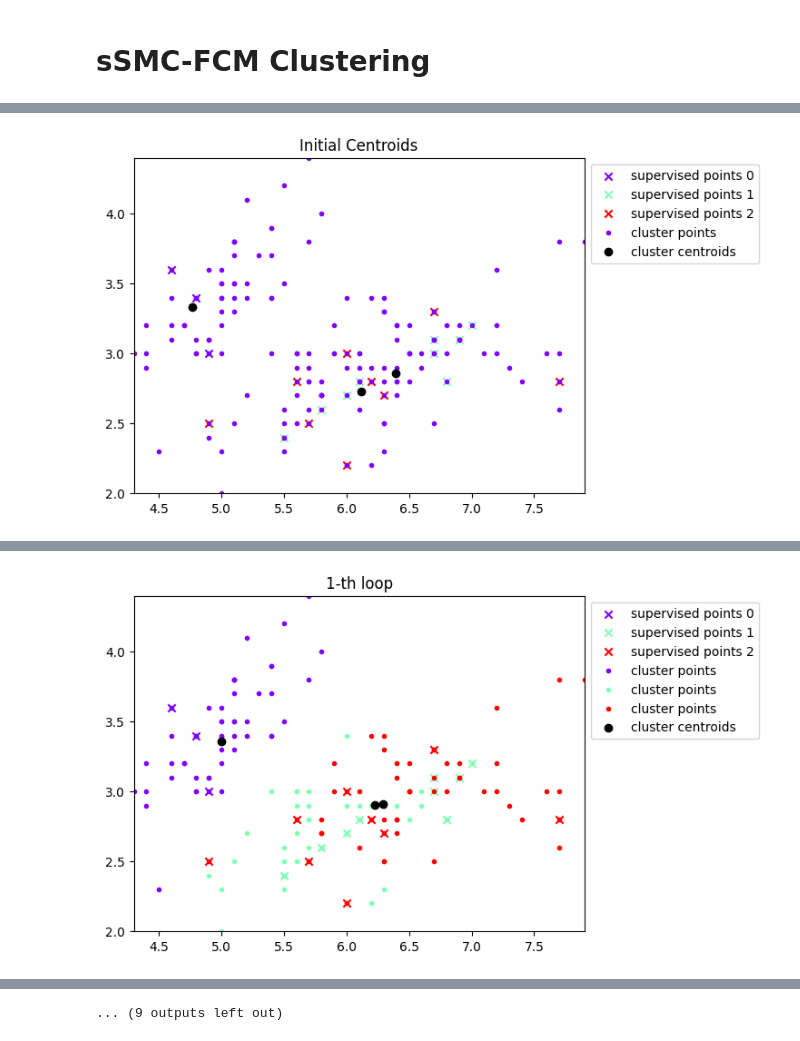
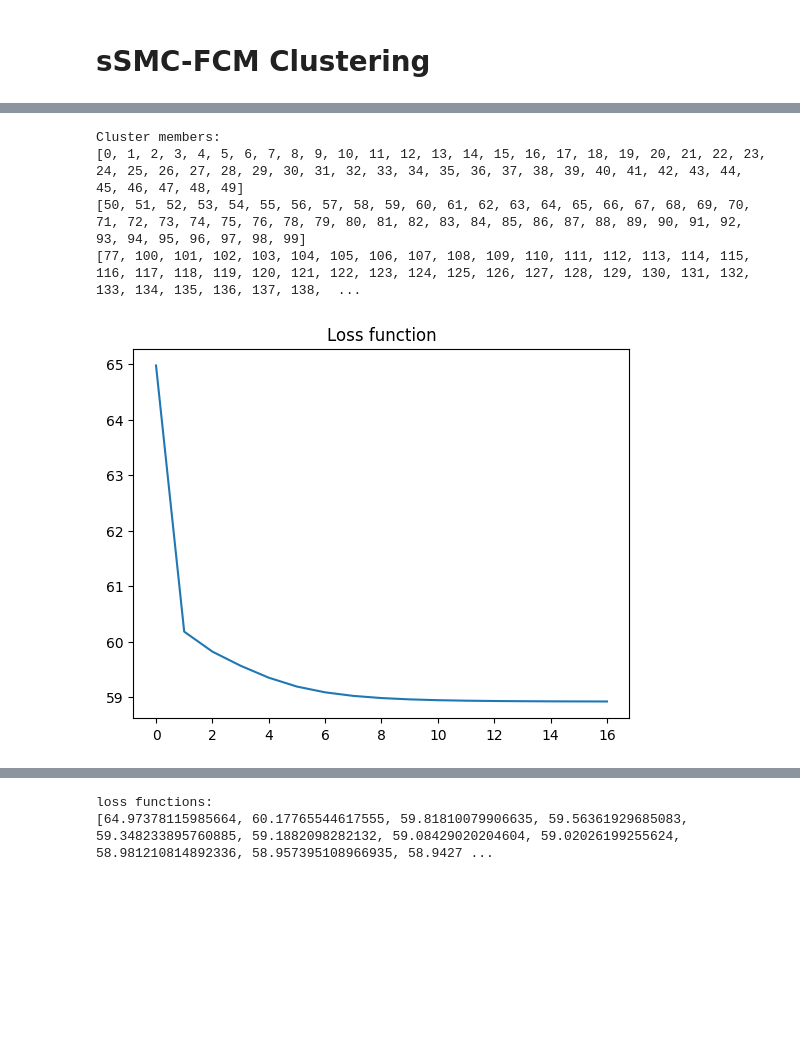
Before and after one commit to hoangtc125/algo-clustering-service, a Jupyter notebook: text_clustering.ipynb, the cells around one changed output, grey strips where cells are left out. Saved outputs shown, nothing was run; the diff lists cells and outputs as text; code cells hidden in the pictures; blank space fills up the shorter version.

```diff
--- a/text_clustering.ipynb
+++ b/text_clustering.ipynb
@@ -288,12 +318,12 @@ class sSMC_FCM():
 
   def __generate_centroid(self):
     # computing centroid for supervised clusters
-    for idx, supervised_in_cluster in enumerate(self.supervised_set):
+    for supervised_in_cluster in self.supervised_set:
       __centroid = []
       if not supervised_in_cluster:
         continue
       supervised_data = [self.dataset[i] for i in supervised_in_cluster]
-      __centroid = np.round(np.sum(supervised_data, axis=0) / len(supervised_in_cluster), 2)
+      __centroid = np.sum(supervised_data, axis=0) / len(supervised_in_cluster)
       self.centroid.append(__centroid)
 
     #computing random centroid for unsupervised clusters (apply kmean++)
@@ -350,7 +380,7 @@ class sSMC_FCM():
       self.membership[id_point] = membership
 
     # with supervision
-    if th_loop < 4:
+    if th_loop == 2:
       self.__calculate_M2()
     for id_cluster, supervised_cluster in enumerate(self.supervised_set):
       for id_point in supervised_cluster:
@@ -451,7 +481,7 @@ class sSMC_FCM():
             fuzzi_M2 = fuzzi_M2[0]
             if not isinstance(fuzzi_M2, float):
                 raise Exception("fuzzi_M2 is complex")
-            self.fuzzi_set[id_point][id_cluster] = fuzzi_M2 if fuzzi_M2 > self.fuzzi_M else self.fuzzi_M + 1
+            self.fuzzi_set[id_point][id_cluster] = fuzzi_M2 if fuzzi_M2 > self.fuzzi_M else self.fuzzi_M
         except:
             traceback.print_exc()
 
@@ -469,6 +499,9 @@ class sSMC_FCM():
     ]))
 
   def show_cluster_members(self):
+    len_supervised = sum([len(supervised_set) for supervised_set in self.supervised_set])
+    len_dataset = len(self.dataset)
+    print(f"Supervised percentage: {round(len_supervised / len_dataset, 2)}% ({len_supervised}:{len_dataset})")
     print("Cluster members: ")
     for cluster in self.pred_labels:
       print(cluster)
@@ -513,16 +552,20 @@ np.sqrt(np.sum((ssmc_fcm.centroid[0] - ssmc_fcm.centroid[1])**2))
 # %%
 from sklearn.datasets import load_iris
 data = load_iris()
 X, Y = data['data'], data['target']
 
 supervised_set = [
     [1, 11, 22],
     [71, 81, 92, 86, 77, 50, 52, 76, 83],
     [122, 123, 124, 126, 121, 106, 113, 138, 119],
 ]
-ssmc_fcm = sSMC_FCM(dataset=X, n_clusters=3, supervised_set=supervised_set, is_plot=True)
+ssmc_fcm = sSMC_FCM(dataset=X, n_clusters=3, supervised_set=supervised_set, is_plot=False)
 ssmc_fcm.clustering()
 ssmc_fcm.show_cluster_members()
 ssmc_fcm.show_loss_function()
 # %% [output]
+Cluster members:
+[0, 1, 2, 3, 4, 5, 6, 7, 8, 9, 10, 11, 12, 13, 14, 15, 16, 17, 18, 19, 20, 21, 22, 23, 24, 25, 26, 27, 28, 29, 30, 31, 32, 33, 34, 35, 36, 37, 38, 39, 40, 41, 42, 43, 44, 45, 46, 47, 48, 49]
+[50, 51, 52, 53, 54, 55, 56, 57, 58, 59, 60, 61, 62, 63, 64, 65, 66, 67, 68, 69, 70, 71, 72, 73, 74, 75, 76, 78, 79, 80, 81, 82, 83, 84, 85, 86, 87, 88, 89, 90, 91, 92, 93, 94, 95, 96, 97, 98, 99]
+[77, 100, 101, 102, 103, 104, 105, 106, 107, 108, 109, 110, 111, 112, 113, 114, 115, 116, 117, 118, 119, 120, 121, 122, 123, 124, 125, 126, 127, 128, 129, 130, 131, 132, 133, 134, 135, 136, 137, 138,  ...
-[figure, old version]
+[figure, new version]
@@ -530 +571,0 @@ ssmc_fcm.show_loss_function()
-[figure, removed]
@@ -540 +572,2 @@ ssmc_fcm.show_loss_function()
-... (9 outputs left out)
+loss functions:
+[64.97378115985664, 60.17765544617555, 59.81810079906635, 59.56361929685083, 59.348233895760885, 59.1882098282132, 59.08429020204604, 59.02026199255624, 58.981210814892336, 58.957395108966935, 58.9427 ...
```
Also changed, not shown: parts of 8 cells of this notebook.
